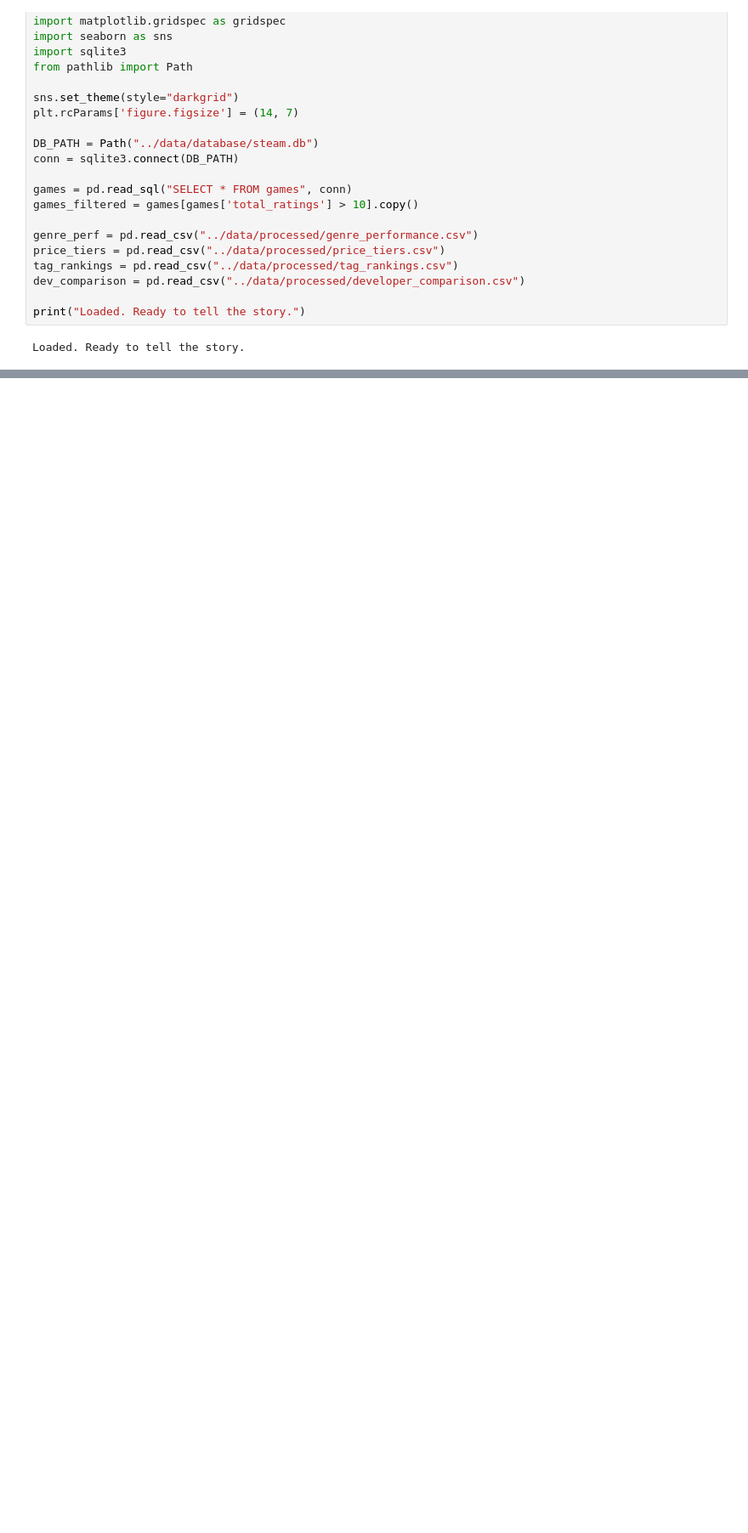
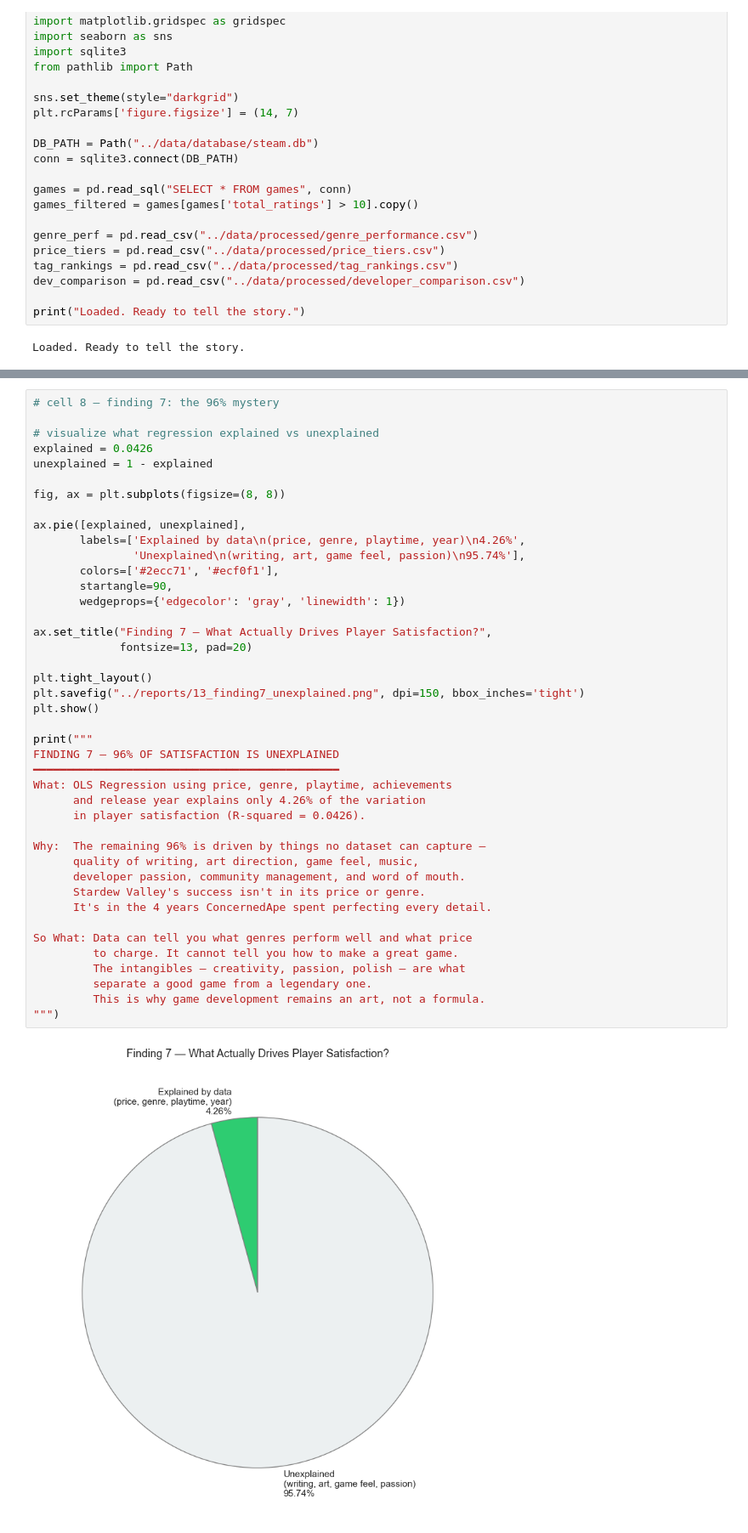
Before and after one commit to Najeer-04/steam-success-analysis, a Jupyter notebook: notebooks/05_insight_storytelling.ipynb, the cells around one changed output, grey strips where cells are left out. Shown at 85% size. Drawn from its saved outputs; the diff is of its cells as text; blank space fills up the shorter version.

```diff
--- a/notebooks/05_insight_storytelling.ipynb
+++ b/notebooks/05_insight_storytelling.ipynb
@@ -213,0 +579,44 @@ So What: For indie developers, pricing below $5 is a trap.
+# %%
+# cell 8 — finding 7: the 96% mystery
+
+# visualize what regression explained vs unexplained
+explained = 0.0426
+unexplained = 1 - explained
+
+fig, ax = plt.subplots(figsize=(8, 8))
+
+ax.pie([explained, unexplained],
+       labels=['Explained by data\n(price, genre, playtime, year)\n4.26%',
+               'Unexplained\n(writing, art, game feel, passion)\n95.74%'],
+       colors=['#2ecc71', '#ecf0f1'],
+       startangle=90,
+       wedgeprops={'edgecolor': 'gray', 'linewidth': 1})
+
+ax.set_title("Finding 7 — What Actually Drives Player Satisfaction?",
+             fontsize=13, pad=20)
+
+plt.tight_layout()
+plt.savefig("../reports/13_finding7_unexplained.png", dpi=150, bbox_inches='tight')
+plt.show()
+
+print("""
+FINDING 7 — 96% OF SATISFACTION IS UNEXPLAINED
+━━━━━━━━━━━━━━━━━━━━━━━━━━━━━━━━━━━━━━━━━━━━━━
+What: OLS Regression using price, genre, playtime, achievements
+      and release year explains only 4.26% of the variation
+      in player satisfaction (R-squared = 0.0426).
+
+Why:  The remaining 96% is driven by things no dataset can capture —
+      quality of writing, art direction, game feel, music,
+      developer passion, community management, and word of mouth.
+      Stardew Valley's success isn't in its price or genre.
+      It's in the 4 years ConcernedApe spent perfecting every detail.
+
+So What: Data can tell you what genres perform well and what price
+         to charge. It cannot tell you how to make a great game.
+         The intangibles — creativity, passion, polish — are what
+         separate a good game from a legendary one.
+         This is why game development remains an art, not a formula.
+""")
+# %% [output]
+[figure, added]
```
Also changed, not shown: parts of 7 cells of this notebook, 4 other files.
